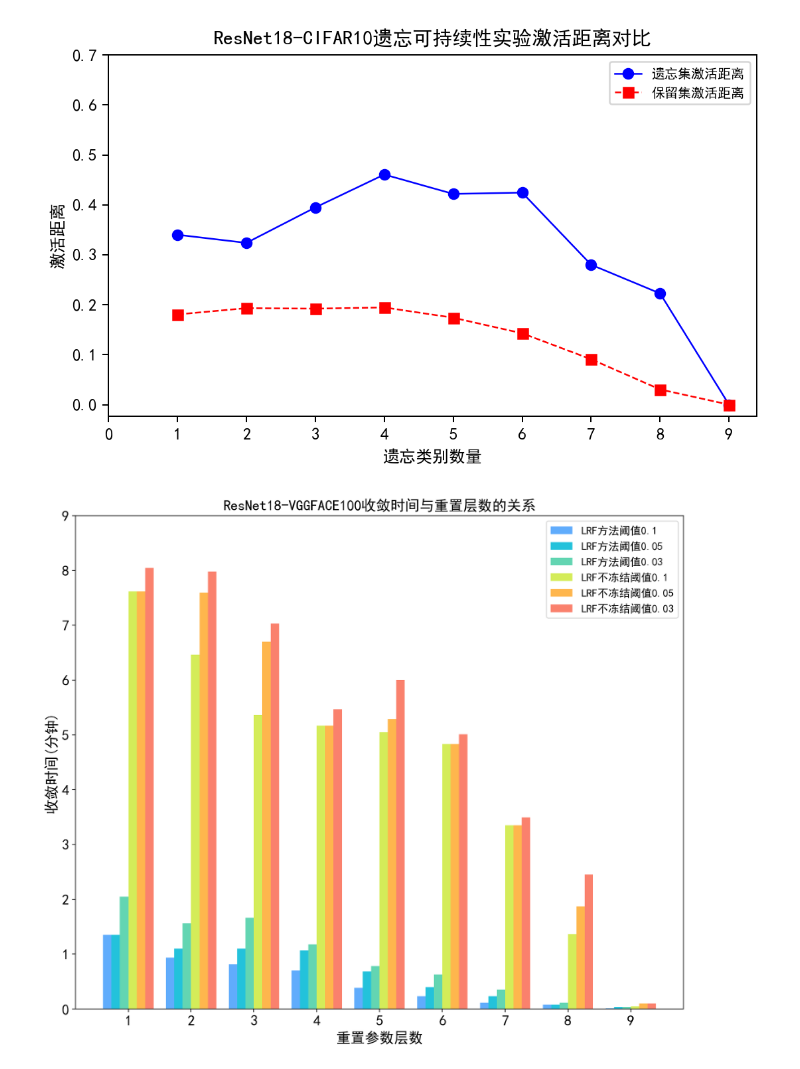
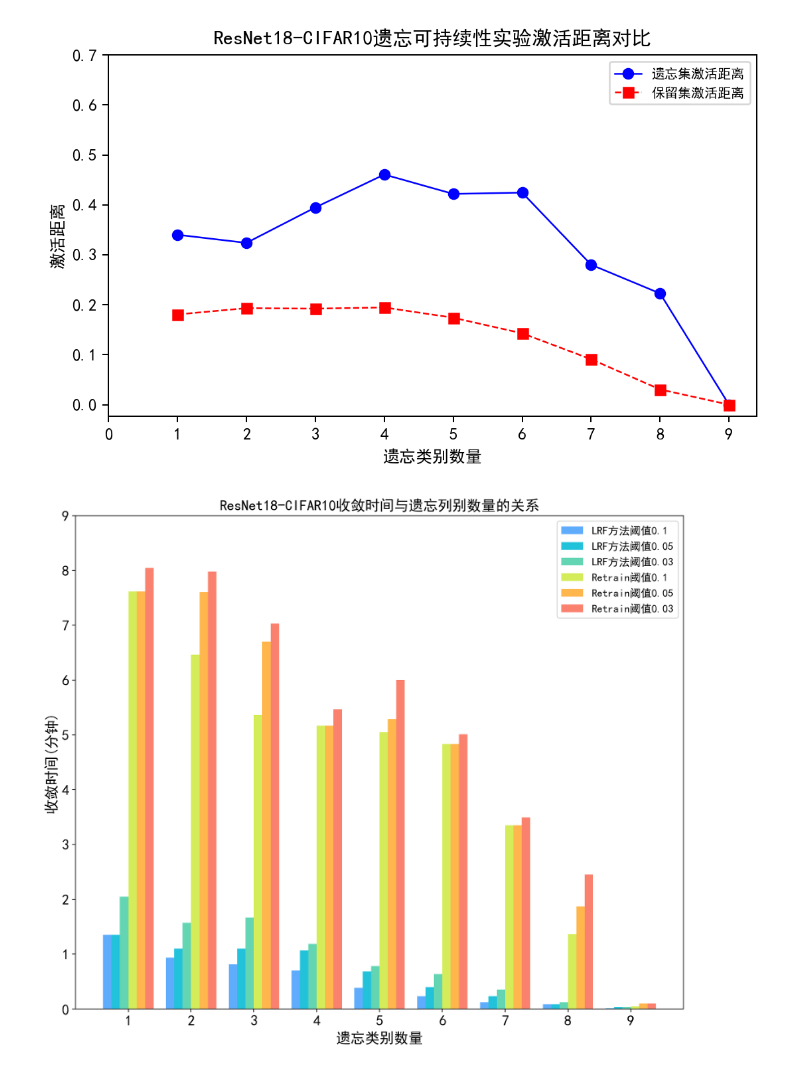
Before and after one commit to pan402945786/graduate_expriment, a Jupyter notebook: common/plot_pic2.ipynb, the cells around one changed output. Drawn from its saved outputs; the diff is of its cells as text; code cells hidden in the pictures.

```diff
--- a/common/plot_pic2.ipynb
+++ b/common/plot_pic2.ipynb
@@ -596,6 +601,7 @@ resnet_vggface_lrf_time = [
 
 times01 = []
 times005 = []
+times005_temp = []
 times003 = []
 spanS = []
 for i in range(len(resnet_vggface_lrf_time)):
@@ -608,8 +614,9 @@ for i in range(len(resnet_vggface_lrf_time)):
     timeDelta3 = time4 - time1
     times01.append(timeDelta1.seconds / 60)
     times005.append(timeDelta2.seconds / 60)
+    times005_temp.append(timeDelta2.seconds)
     times003.append(timeDelta3.seconds / 60)
-
+print(times005_temp)
 retrainTime1 = datetime.strptime(resnet_vggface_retrain_time[0], "%Y-%m-%d %H:%M:%S")
 retrainTime2 = datetime.strptime(resnet_vggface_retrain_time[1], "%Y-%m-%d %H:%M:%S")
 retrainTime3 = datetime.strptime(resnet_vggface_retrain_time[2], "%Y-%m-%d %H:%M:%S")
@@ -617,7 +624,7 @@ retrainTime4 = datetime.strptime(resnet_vggface_retrain_time[3], "%Y-%m-%d %H:%M
 timeDelta1 = retrainTime2 - retrainTime1
 timeDelta2 = retrainTime3 - retrainTime1
 timeDelta3 = retrainTime4 - retrainTime1
-
+print(timeDelta2)
 size = len(resnet_vggface_lrf_time)
 x = np.arange(size)
 x = np.add(x, np.array([1]))
@@ -855,7 +864,7 @@ plt.show()
 # %% [output]
 [figure]
 # %%
-# resnet18 cifar10持续遗忘收敛时间曲线
+# resnet18 vggface100持续遗忘收敛时间曲线
 import numpy as np
 import matplotlib.pyplot as plt
 from datetime import datetime
@@ -864,9 +873,9 @@ plt.figure(figsize=(12,10), dpi=180)
 ax = plt.subplot(111)
 ax.xaxis.set_ticks_position('bottom')
 ax.yaxis.set_ticks_position('left')
-ax.set_xlabel('重置参数层数', fontsize=16)  # Add an x-label to the axes.
+ax.set_xlabel('遗忘类别数量', fontsize=16)  # Add an x-label to the axes.
 ax.set_ylabel('收敛时间(分钟)', fontsize=16)  # Add a y-label to the axes.
-ax.set_title("ResNet18-VGGFACE100收敛时间与重置层数的关系", fontsize=16)  # Add a title to the axes.
+ax.set_title("ResNet18-CIFAR10收敛时间与遗忘列别数量的关系", fontsize=16)  # Add a title to the axes.
 plt.rcParams['font.family']=['SimHei']#关键是这句
 # plt.rcParams['font.family']=['Arial Unicode MS']
 
@@ -920,34 +929,34 @@ for i in range(size):
     time4 = datetime.strptime(resnet_cifar_continuous_check_retrain_time[i][3], "%Y-%m-%d %H:%M:%S")
     timeDelta1 = time2 - time1
     timeDelta2 = time3 - time1
     timeDelta3 = time4 - time1
     noFreezeTimes01.append(timeDelta1.seconds / 60)
     noFreezeTimes005.append(timeDelta2.seconds / 60)
     noFreezeTimes003.append(timeDelta3.seconds / 60)
 
 x = np.arange(size)
 x = np.add(x, np.array([1]))
 a = np.array(times01)
 b = np.array(times005)
 c = np.array(times003)
 d = np.array(noFreezeTimes01)
 e = np.array(noFreezeTimes005)
 f = np.array(noFreezeTimes003)
 
 total_width, n = 0.8, 6
 width = total_width / n
 x = x - (total_width - width) / 2
 
 plt.bar(x, a,  width=width, label='LRF方法阈值0.1', color='#60ACFC')
 plt.bar(x + width, b, width=width, label='LRF方法阈值0.05', color='#23C2DB')
 plt.bar(x + 2 * width, c, width=width, label='LRF方法阈值0.03', color='#63D5B2')
-plt.bar(x + 3 * width, d,  width=width, label='LRF不冻结阈值0.1', color='#D4EC59')
-plt.bar(x + 4 * width, e, width=width, label='LRF不冻结阈值0.05', color='#FEB64D')
-plt.bar(x + 5 * width, f, width=width, label='LRF不冻结阈值0.03', color='#FA816D')
+plt.bar(x + 3 * width, d,  width=width, label='Retrain阈值0.1', color='#D4EC59')
+plt.bar(x + 4 * width, e, width=width, label='Retrain阈值0.05', color='#FEB64D')
+plt.bar(x + 5 * width, f, width=width, label='Retrain阈值0.03', color='#FA816D')
 plt.xticks(np.linspace(1,9,9,endpoint=True), fontsize=16)
 plt.yticks(np.linspace(0,9,10,endpoint=True), fontsize=16)
 plt.legend(fontsize=12)
 plt.savefig("./figures/chapter4_resnetcifar_continuous_check_time.png",dpi=272)
 plt.show()
 # %% [output]
-[figure, old version]
+[figure, new version]
```
Also changed, not shown: parts of 13 cells of this notebook, 9 other files.
